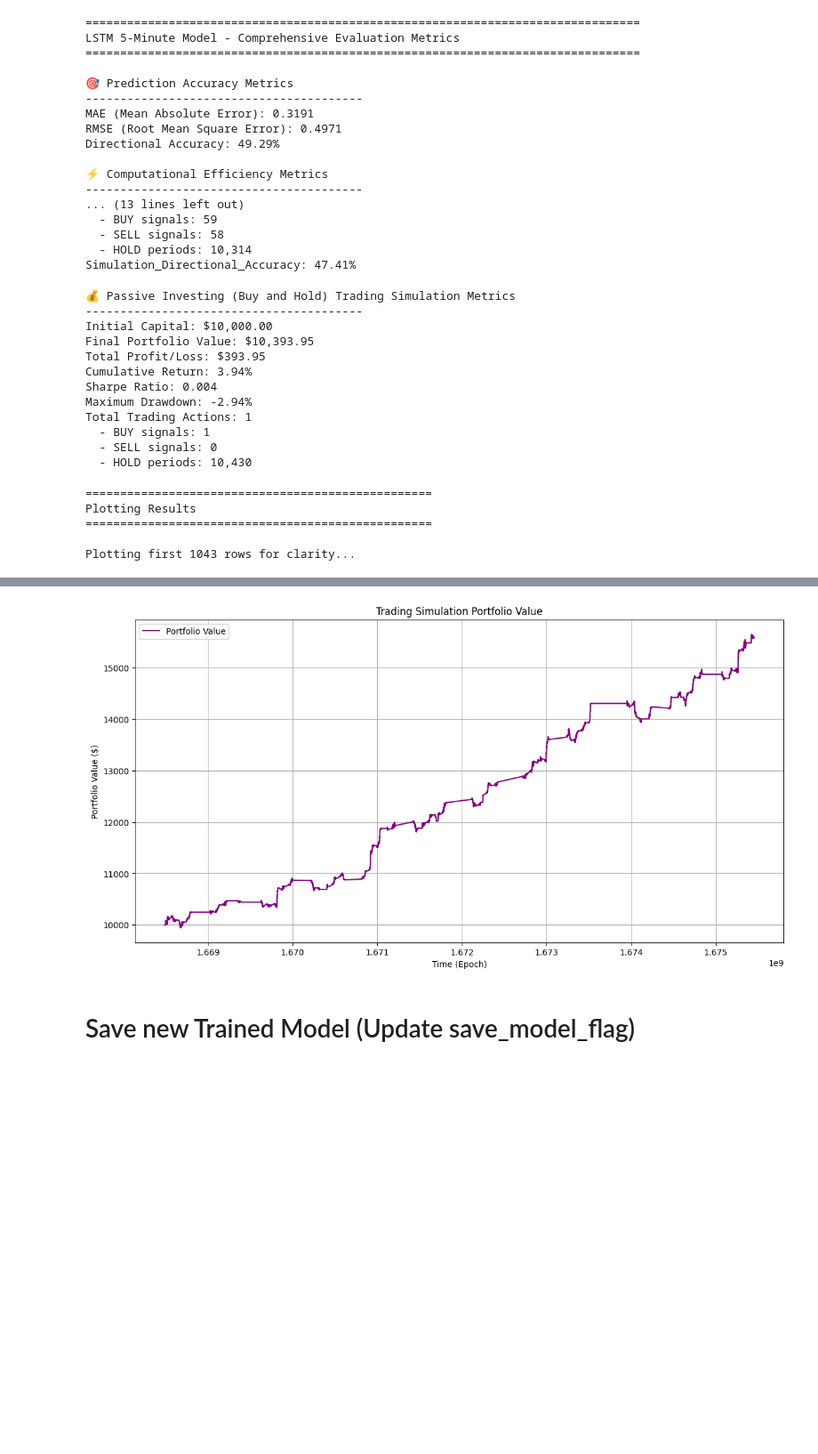
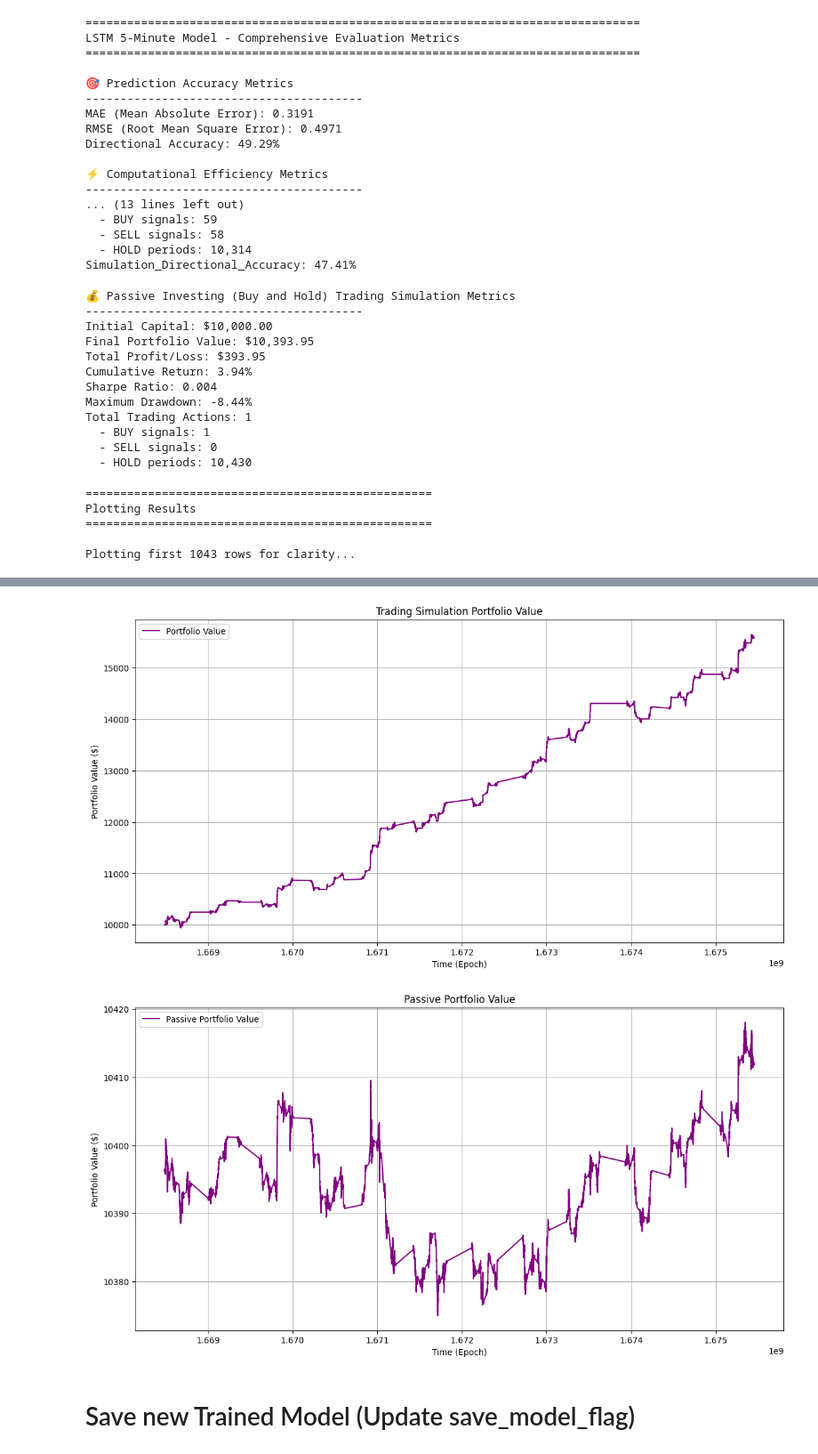
Before and after one commit to yossibatash/tau-final-project, a Jupyter notebook: LSTM_5_min.ipynb, the cells around one changed output, grey strips where cells are left out. Shown at 89% size. Saved outputs shown, nothing was run; the diff lists cells and outputs as text; code cells hidden in the pictures; blank space fills up the shorter version.

Commit message:
risk_metrics - Fix Maximum_Drawdown

```diff
--- a/LSTM_5_min.ipynb
+++ b/LSTM_5_min.ipynb
@@ -593,8 +593,8 @@ final_passive_portfolio_value = initial_capital *( 1 + passive_investing_cumulat
 
 # Maximum Drawdown
 p_running_max = res_df['current_close'].cummax()
-p_drawdown = (res_df['current_close'] - running_max) / running_max
-p_max_drawdown = drawdown.min()
+p_drawdown = (res_df['current_close'] - p_running_max) / p_running_max
+p_max_drawdown = p_drawdown.min()
 p_total_trades = 1
 p_buy_trades = 1
 p_sell_trades = 0
@@ -636,11 +636,11 @@ passive_metrics_results = {
 # 💰 Passive Investing (Buy and Hold) Trading Simulation Metrics
 # ----------------------------------------
 # Initial Capital: $10,000.00
-# Final Portfolio Value: $10,385.95
-# Total Profit/Loss: $385.95
-# Cumulative Return: 3.86%
-# Sharpe Ratio: 1.604
-# Maximum Drawdown: -7.42%
+# Final Portfolio Value: $10,393.95
+# Total Profit/Loss: $393.95
+# Cumulative Return: 3.94%
+# Sharpe Ratio: 0.004
+# Maximum Drawdown: -8.44%
 # Total Trading Actions: 1
 #   - BUY signals: 1
 #   - SELL signals: 0
@@ -653,7 +653,7 @@ Final Portfolio Value: $10,393.95
 Total Profit/Loss: $393.95
 Cumulative Return: 3.94%
 Sharpe Ratio: 0.004
-Maximum Drawdown: -2.94%
+Maximum Drawdown: -8.44%
 Total Trading Actions: 1
   - BUY signals: 1
   - SELL signals: 0
@@ -669,33 +669,44 @@ sample_ratio = 0.1
 first_n_rows = int(len(res_df) * sample_ratio)
 print(f"Plotting first {first_n_rows} rows for clarity...")
 
 plt.figure(figsize=(14, 7))
 plt.plot(res_df.index[:first_n_rows], res_df['current_close'].iloc[:first_n_rows], label='Actual Close', color='blue')
 plt.plot(res_df.index[:first_n_rows], res_df['predicted_close'].iloc[:first_n_rows], label='Predicted Close', color='green', linestyle='--')
 plt.xlabel('Time (Epoch)')
 plt.ylabel('S&P 500 Close Price')
 plt.title('Actual vs. Predicted Close Prices (Sample)')
 plt.legend()
 plt.grid(True)
 plt.show()
 
 # Plot the portfolio value over time
 plt.figure(figsize=(14, 7))
 plt.plot(res_df.index, res_df['portfolio_value'], label='Portfolio Value', color='purple')
 plt.xlabel('Time (Epoch)')
 plt.ylabel('Portfolio Value ($)')
 plt.title('Trading Simulation Portfolio Value')
 plt.legend()
 plt.grid(True)
 plt.show()
+
+# Plot the passive portfolio value over time
+plt.figure(figsize=(14, 7))
+plt.plot(res_df.index, initial_capital+res_df['current_close'], label='Passive Portfolio Value', color='purple')
+plt.xlabel('Time (Epoch)')
+plt.ylabel('Portfolio Value ($)')
+plt.title('Passive Portfolio Value')
+plt.legend()
+plt.grid(True)
+plt.show()
 # %% [output]
 ==================================================
 Plotting Results
 ==================================================
 
 Plotting first 1043 rows for clarity...
 [figure]
 [figure]
+[figure, added]
 # %%
 import datetime
 import os.path
```
Also changed, not shown: parts of 2 cells of this notebook, 2 other files.
